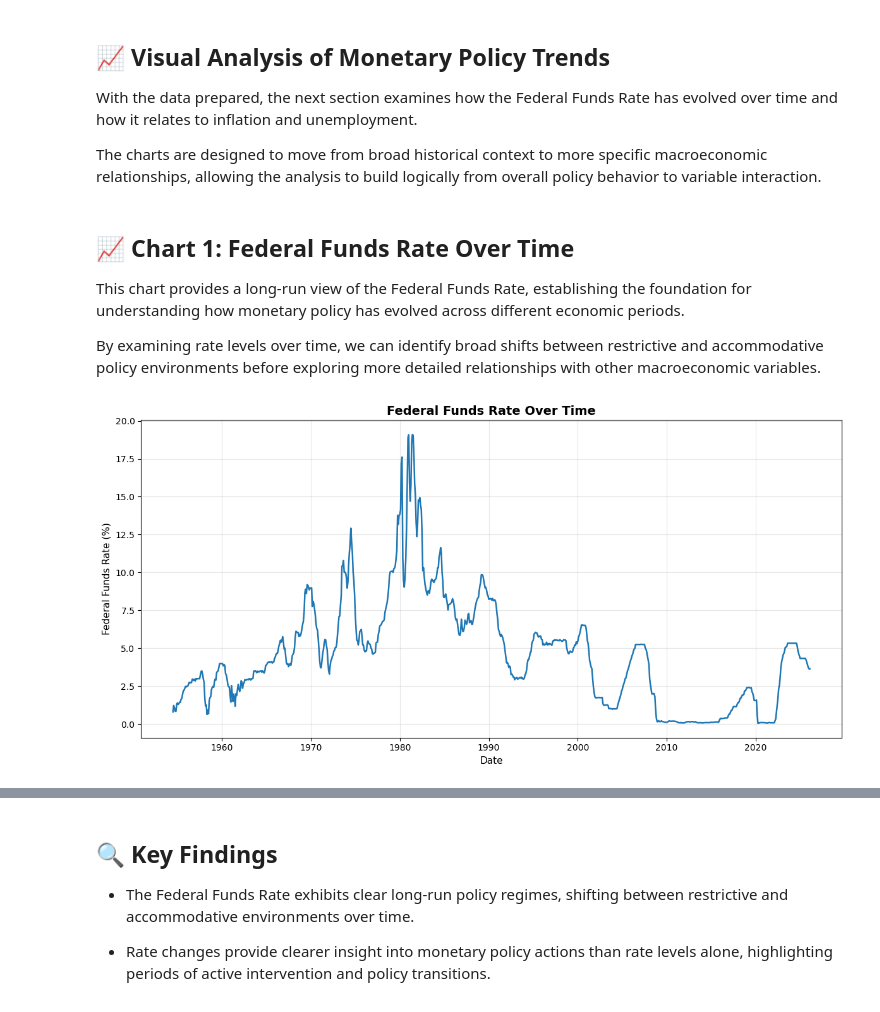
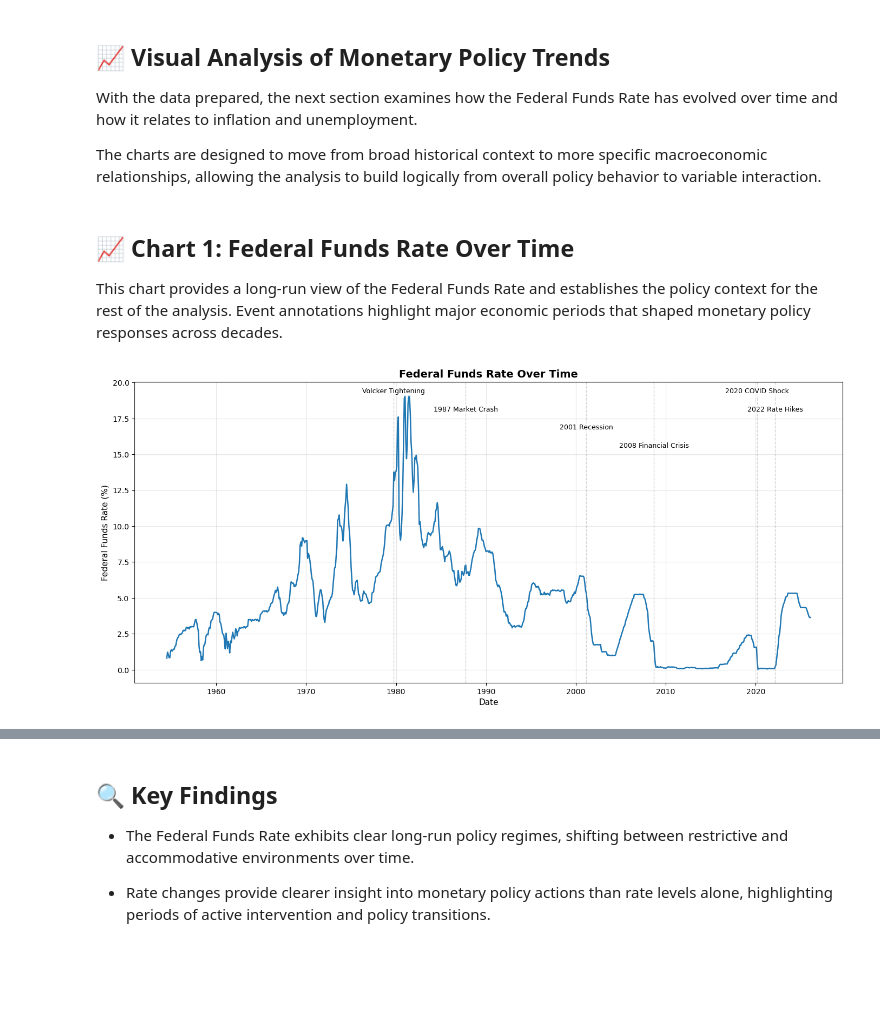
Before and after one commit to cfoybowman/us-monetary-policy-analysis, a Jupyter notebook: notebook/02_visual_analysis_and_interpretation.ipynb, the cells around one changed output, grey strips where cells are left out. Saved outputs shown, nothing was run; the diff lists cells and outputs as text; code cells hidden in the pictures; blank space fills up the shorter version.

Commit message:
Finalize recruiter-ready README with statistical analysis, business framing, and updated visuals

```diff
--- a/notebook/02_visual_analysis_and_interpretation.ipynb
+++ b/notebook/02_visual_analysis_and_interpretation.ipynb
@@ -77,21 +135,22 @@ The charts are designed to move from broad historical context to more specific m
 # %% [markdown]
 ## 📈 Chart 1: Federal Funds Rate Over Time
 
-This chart provides a long-run view of the Federal Funds Rate, establishing the foundation for understanding how monetary policy has evolved across different economic periods.
-
-By examining rate levels over time, we can identify broad shifts between restrictive and accommodative policy environments before exploring more detailed relationships with other macroeconomic variables.
+This chart provides a long-run view of the Federal Funds Rate and establishes the policy context for the rest of the analysis. Event annotations highlight major economic periods that shaped monetary policy responses across decades.
 # %%
-plt.figure(figsize=(12, 6))
+fig, ax = plt.subplots(figsize=(14, 7))
 
-plt.plot(df["Date"], df["Fed Rate"], linewidth=1.8)
+ax.plot(df["Date"], df["Fed Rate"], linewidth=1.8)
 
-plt.title("Federal Funds Rate Over Time")
-plt.xlabel("Date")
-plt.ylabel("Federal Funds Rate (%)")
+add_event_annotations(ax, event_dates_full)
 
-plt.grid(alpha=0.3)
+ax.set_title("Federal Funds Rate Over Time")
+ax.set_xlabel("Date")
+ax.set_ylabel("Federal Funds Rate (%)")
+ax.grid(alpha=0.3)
 
 plt.tight_layout()
+plt.subplots_adjust(top=0.88)
+plt.savefig("images/rate_levels_over_time.png", dpi=300, bbox_inches="tight")
 plt.show()
 # %% [output]
-[figure, old version]
+[figure, new version]
```
Also changed, not shown: parts of 25 cells of this notebook, 10 other files.
